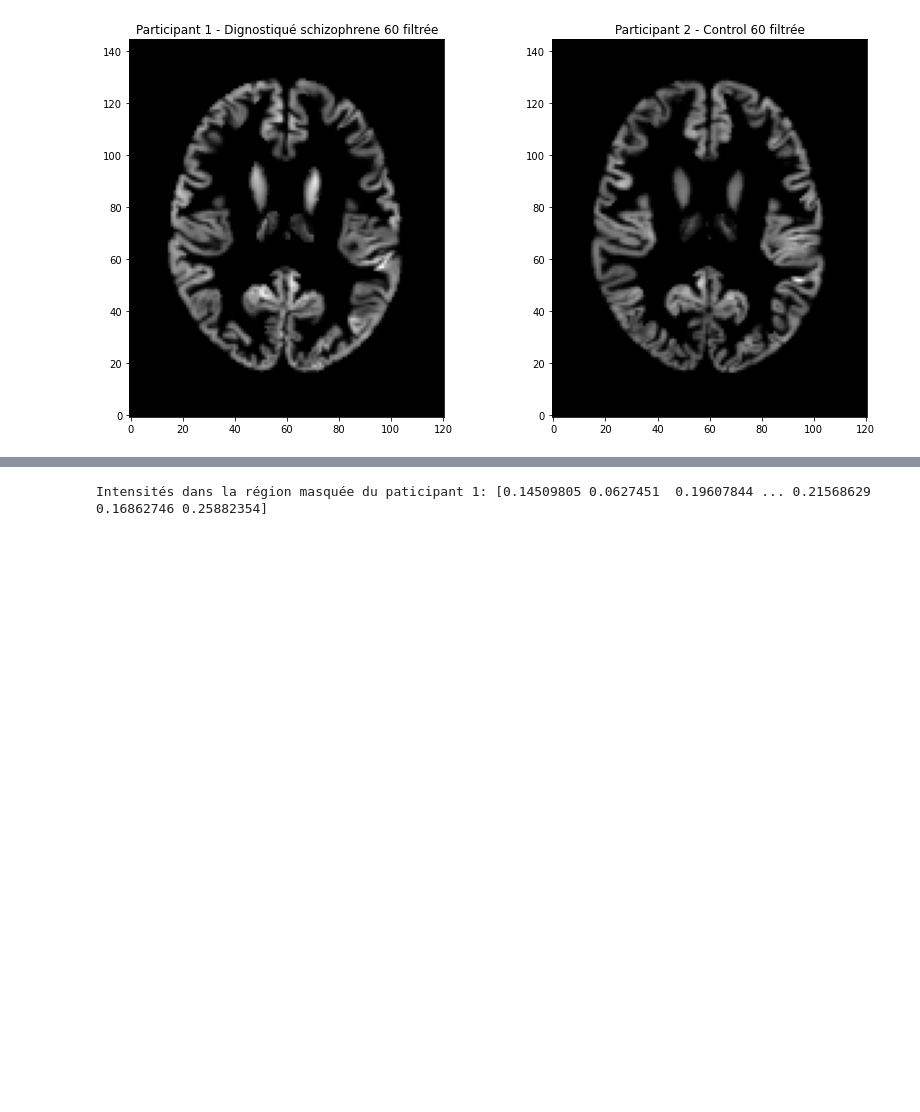
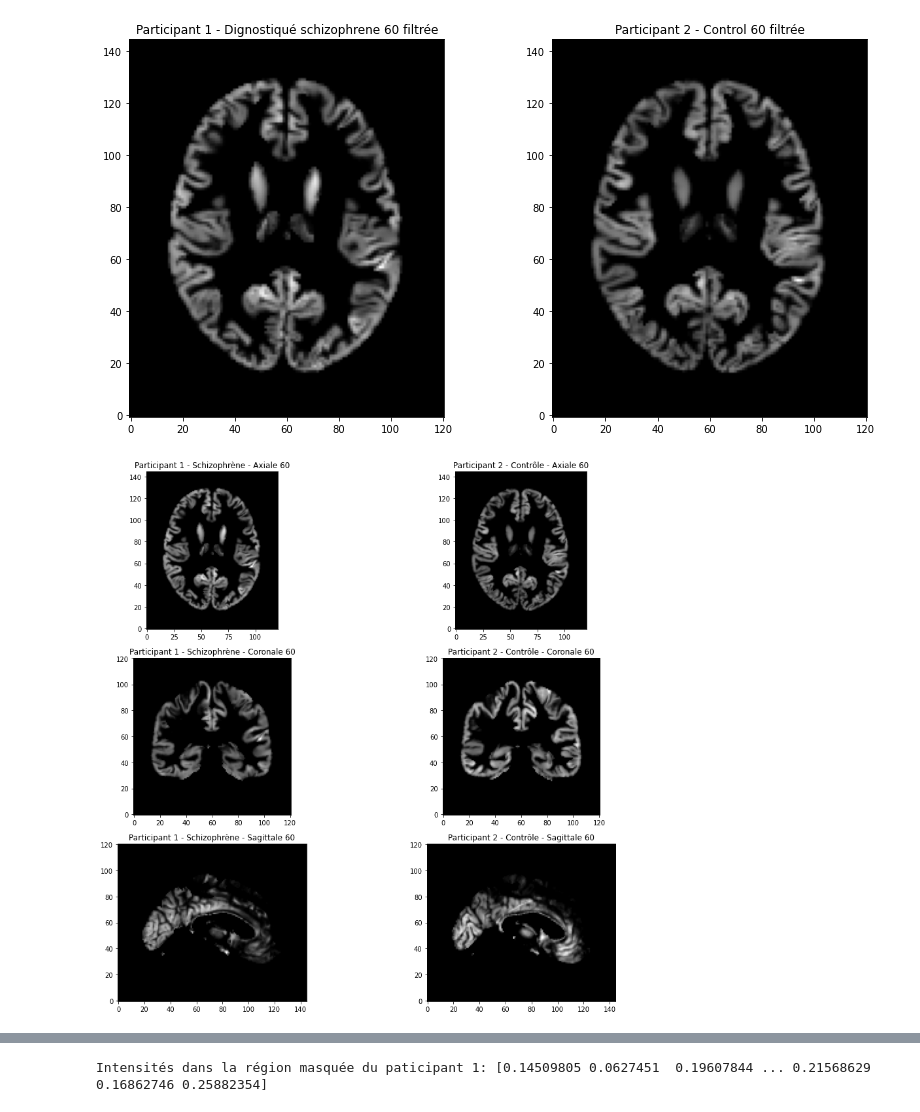
Before and after one commit to lucasvazelle/schizophrenie_matiere_grise, a Jupyter notebook: etape_3_traitement_et_modelisation_table_vbm.ipynb, the cells around one changed output, grey strips where cells are left out. Saved outputs shown, nothing was run; the diff lists cells and outputs as text; code cells hidden in the pictures; blank space fills up the shorter version.

```diff
--- a/etape_3_traitement_et_modelisation_table_vbm.ipynb
+++ b/etape_3_traitement_et_modelisation_table_vbm.ipynb
@@ -129,3 +161,55 @@ plt.tight_layout()
 plt.show()
 # %% [output]
 [figure]
+# %%
+
+imgs_arr = train_vbm['imgs_arr']
+mask_arr = train_vbm['mask_arr']
+participant_id = train_vbm['participant_id']
+
+# Sélectionner deux participants
+participant_1 = imgs_arr[0, 0]  # Volume 3D du participant 1 (schizophrène)
+participant_2 = imgs_arr[1, 0]  # Volume 3D du participant 2 (contrôle)
+
+# Masquer les données
+masked_1 = participant_1[mask_arr]
+masked_2 = participant_2[mask_arr]
+
+# Index de coupe (vous pouvez en afficher plusieurs)
+slice_idx = 60
+
+# Extraire des coupes (axiale, coronale et sagittale)
+masked_slice_axial_1 = participant_1[:, :, slice_idx] * mask_arr[:, :, slice_idx]
+masked_slice_axial_2 = participant_2[:, :, slice_idx] * mask_arr[:, :, slice_idx]
+
+masked_slice_coronal_1 = participant_1[:, slice_idx, :] * mask_arr[:, slice_idx, :]
+masked_slice_coronal_2 = participant_2[:, slice_idx, :] * mask_arr[:, slice_idx, :]
+
+masked_slice_sagittal_1 = participant_1[slice_idx, :, :] * mask_arr[slice_idx, :, :]
+masked_slice_sagittal_2 = participant_2[slice_idx, :, :] * mask_arr[slice_idx, :, :]
+
+# Tracer les graphiques
+fig, axes = plt.subplots(3, 2, figsize=(15, 12))
+
+# Axiale
+axes[0, 0].imshow(masked_slice_axial_1.T, cmap='gray', origin='lower')
+axes[0, 0].set_title(f"Participant 1 - Schizophrène - Axiale {slice_idx}")
+axes[0, 1].imshow(masked_slice_axial_2.T, cmap='gray', origin='lower')
+axes[0, 1].set_title(f"Participant 2 - Contrôle - Axiale {slice_idx}")
+
+# Coronale
+axes[1, 0].imshow(masked_slice_coronal_1.T, cmap='gray', origin='lower')
+axes[1, 0].set_title(f"Participant 1 - Schizophrène - Coronale {slice_idx}")
+axes[1, 1].imshow(masked_slice_coronal_2.T, cmap='gray', origin='lower')
+axes[1, 1].set_title(f"Participant 2 - Contrôle - Coronale {slice_idx}")
+
+# Sagittale
+axes[2, 0].imshow(masked_slice_sagittal_1.T, cmap='gray', origin='lower')
+axes[2, 0].set_title(f"Participant 1 - Schizophrène - Sagittale {slice_idx}")
+axes[2, 1].imshow(masked_slice_sagittal_2.T, cmap='gray', origin='lower')
+axes[2, 1].set_title(f"Participant 2 - Contrôle - Sagittale {slice_idx}")
+
+plt.tight_layout()
+plt.show()
+# %% [output]
+[figure, added]
```
Also changed, not shown: parts of 4 cells of this notebook, 4 other files.
